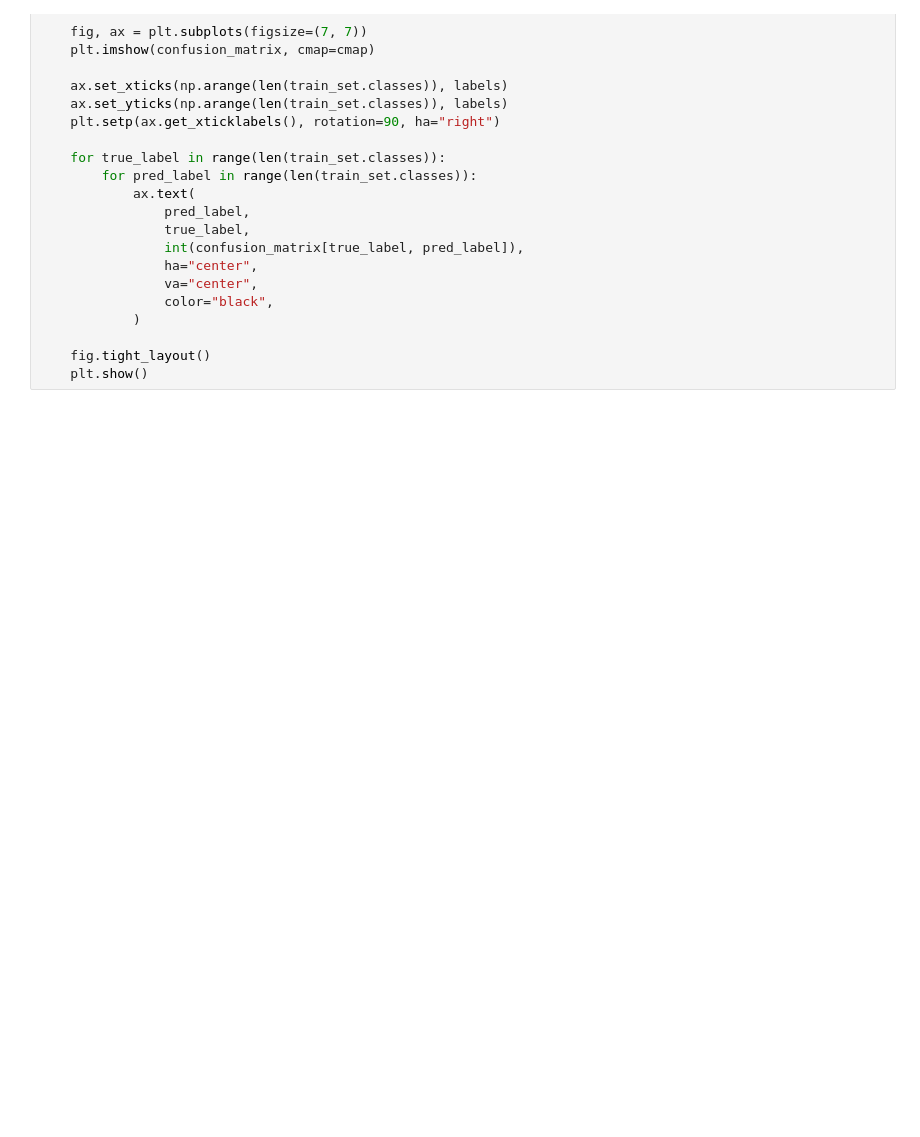
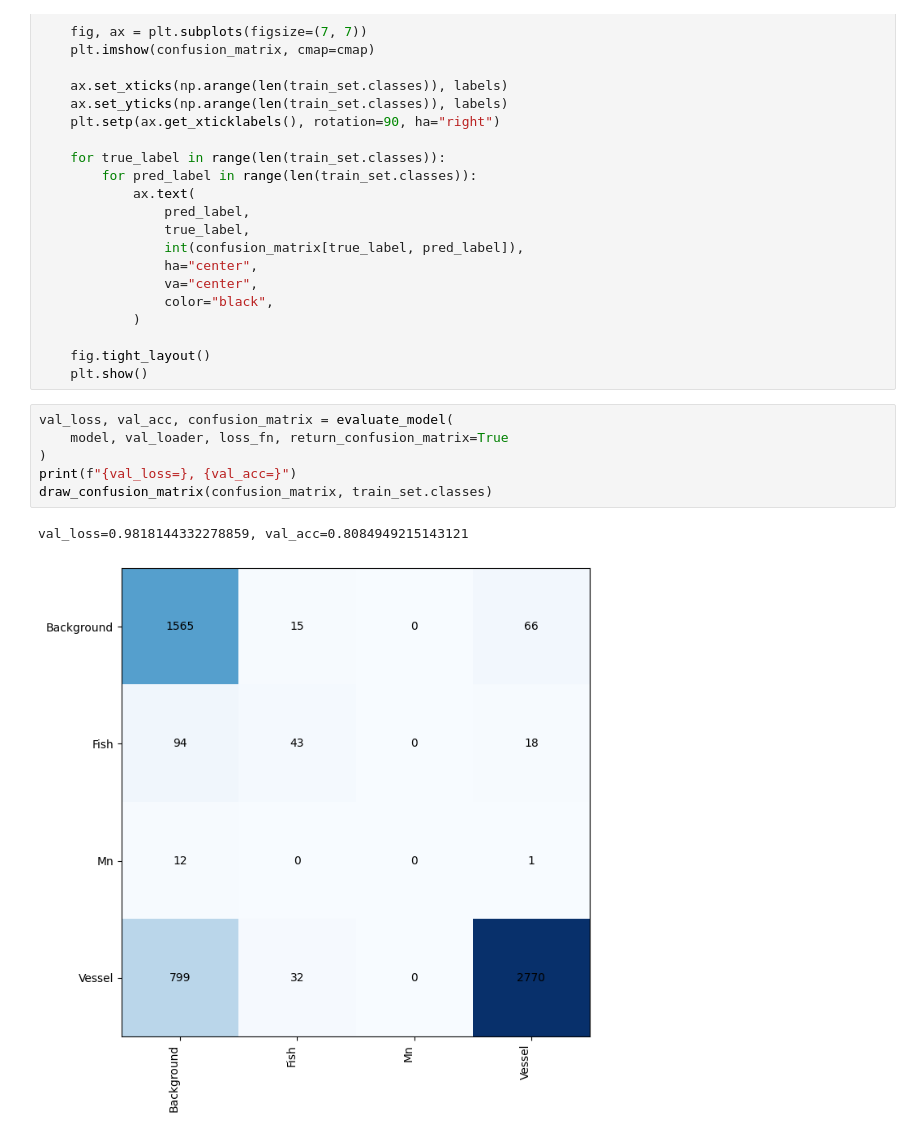
Before and after one commit to adrianmonaghan/SonoAcousticWhale, a Jupyter notebook: EDA/nn_model.ipynb, the cells around one changed output. Cells and saved outputs as stored; diff of their text form; blank space fills up the shorter version.

```diff
--- a/EDA/nn_model.ipynb
+++ b/EDA/nn_model.ipynb
@@ -340,6 +380,15 @@ def draw_confusion_matrix(confusion_matrix, labels, cmap="Blues"):
 
     fig.tight_layout()
     plt.show()
+# %%
+val_loss, val_acc, confusion_matrix = evaluate_model(
+    model, val_loader, loss_fn, return_confusion_matrix=True
+)
+print(f"{val_loss=}, {val_acc=}")
+draw_confusion_matrix(confusion_matrix, train_set.classes)
+# %% [output]
+val_loss=0.9818144332278859, val_acc=0.8084949215143121
+[figure, added]
 # %%
 train_loss, train_acc, confusion_matrix = evaluate_model(
     model, train_loader, loss_fn, return_confusion_matrix=True
```
Also changed, not shown: parts of 25 cells of this notebook.
